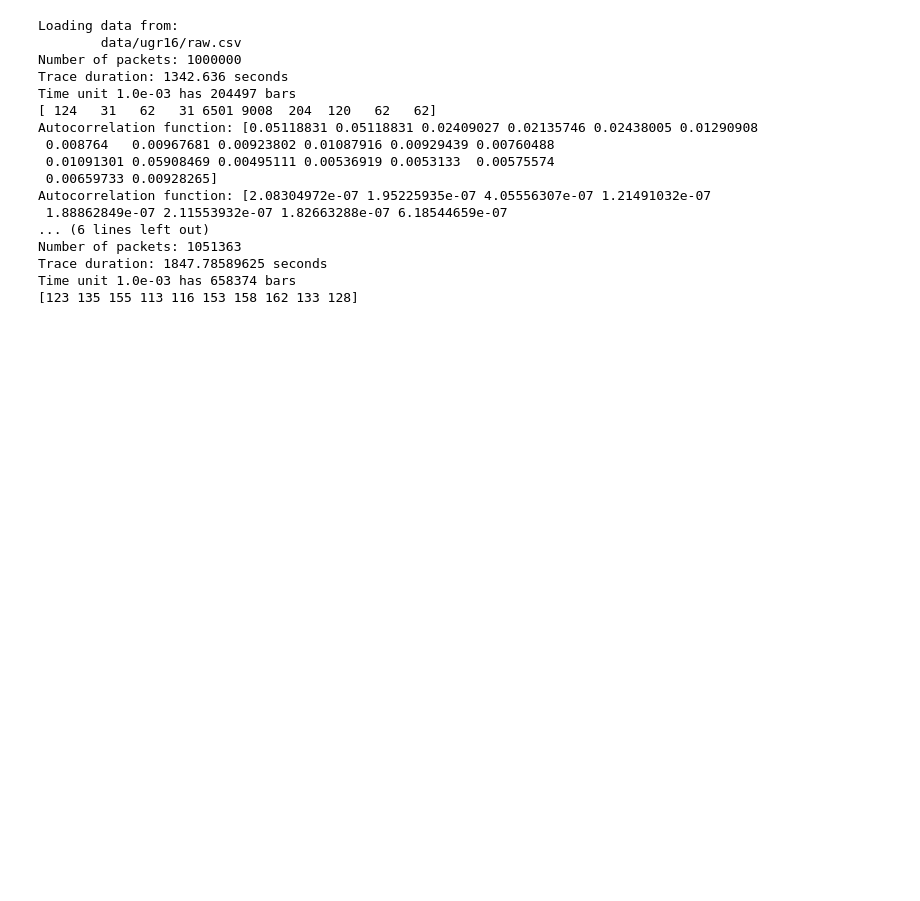
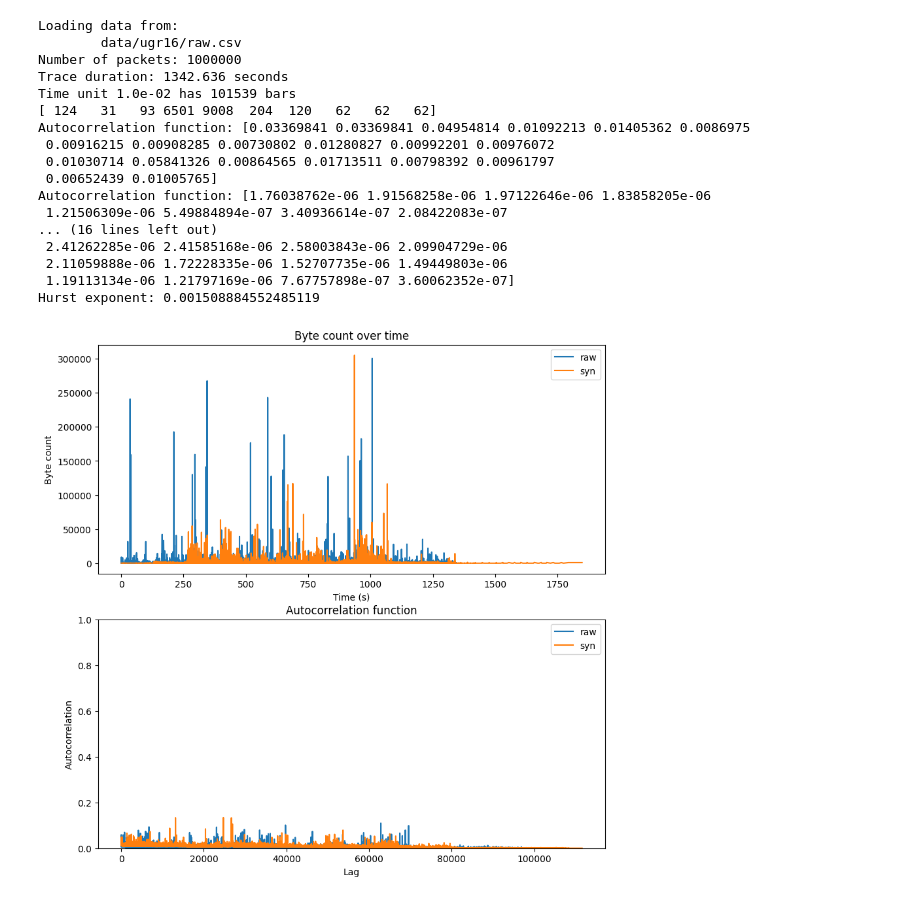
Before and after one commit to Xinyu-Li-123/Network_Traffic_Analysis, a Jupyter notebook: example.ipynb, the cells around one changed output. Saved outputs shown, nothing was run; the diff lists cells and outputs as text; code cells hidden in the pictures; blank space fills up the shorter version.

Commit message:
add hurst exponent, add cross-corrleation, need polish

```diff
--- a/example.ipynb
+++ b/example.ipynb
@@ -167,44 +169,47 @@ def byte_count_cmp(time_unit_exp=1):
     df = data.load_data(dataset, filename, verbose=False)
 
     # Compute the packet counts and its hurst exponent
     timestamps, timeseries = stats.byte_count(df, time_unit_exp)
 
     # hurst = stats.hurst(packet_counts)
 
     # ts = np.random.normal(0, 1, 10000)
     ts = timeseries
     print(ts[:10])
 
     acf = stats.autocorr(ts)
     print(f"Autocorrelation function: {acf[:20]}")
     print(f"Autocorrelation function: {acf[-20:]}")
 
     hurst = stats.hurst(ts)
     print(f"Hurst exponent: {hurst}")
 
     axes[0].plot(timestamps, timeseries, label="syn")
     axes[0].legend()
     axes[1].plot(acf, label="syn")
     axes[1].legend()
 
+    axes[1].set_ylim(0, 1)
+
     plt.show()
 
-byte_count_cmp(time_unit_exp=-3)
+byte_count_cmp(time_unit_exp=-2)
 # %% [output]
 Loading data from:
         data/ugr16/raw.csv
 Number of packets: 1000000
 Trace duration: 1342.636 seconds
-Time unit 1.0e-03 has 204497 bars
-[ 124   31   62   31 6501 9008  204  120   62   62]
-Autocorrelation function: [0.05118831 0.05118831 0.02409027 0.02135746 0.02438005 0.01290908
- 0.008764   0.00967681 0.00923802 0.01087916 0.00929439 0.00760488
- 0.01091301 0.05908469 0.00495111 0.00536919 0.0053133  0.00575574
- 0.00659733 0.00928265]
-Autocorrelation function: [2.08304972e-07 1.95225935e-07 4.05556307e-07 1.21491032e-07
- 1.88862849e-07 2.11553932e-07 1.82663288e-07 6.18544659e-07
-... (6 lines left out)
-Number of packets: 1051363
-Trace duration: 1847.78589625 seconds
-Time unit 1.0e-03 has 658374 bars
-[123 135 155 113 116 153 158 162 133 128]
+Time unit 1.0e-02 has 101539 bars
+[ 124   31   93 6501 9008  204  120   62   62   62]
+Autocorrelation function: [0.03369841 0.03369841 0.04954814 0.01092213 0.01405362 0.0086975
+ 0.00916215 0.00908285 0.00730802 0.01280827 0.00992201 0.00976072
+ 0.01030714 0.05841326 0.00864565 0.01713511 0.00798392 0.00961797
+ 0.00652439 0.01005765]
+Autocorrelation function: [1.76038762e-06 1.91568258e-06 1.97122646e-06 1.83858205e-06
+ 1.21506309e-06 5.49884894e-07 3.40936614e-07 2.08422083e-07
+... (16 lines left out)
+ 2.41262285e-06 2.41585168e-06 2.58003843e-06 2.09904729e-06
+ 2.11059888e-06 1.72228335e-06 1.52707735e-06 1.49449803e-06
+ 1.19113134e-06 1.21797169e-06 7.67757898e-07 3.60062352e-07]
+Hurst exponent: 0.001508884552485119
+[figure, added]
```
Also changed, not shown: parts of 5 cells of this notebook, 3 other files.
